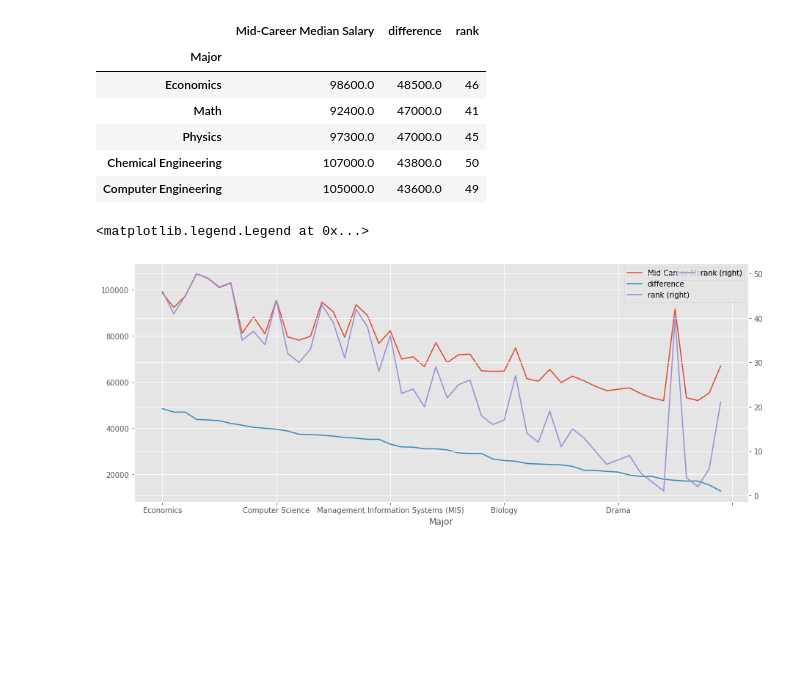
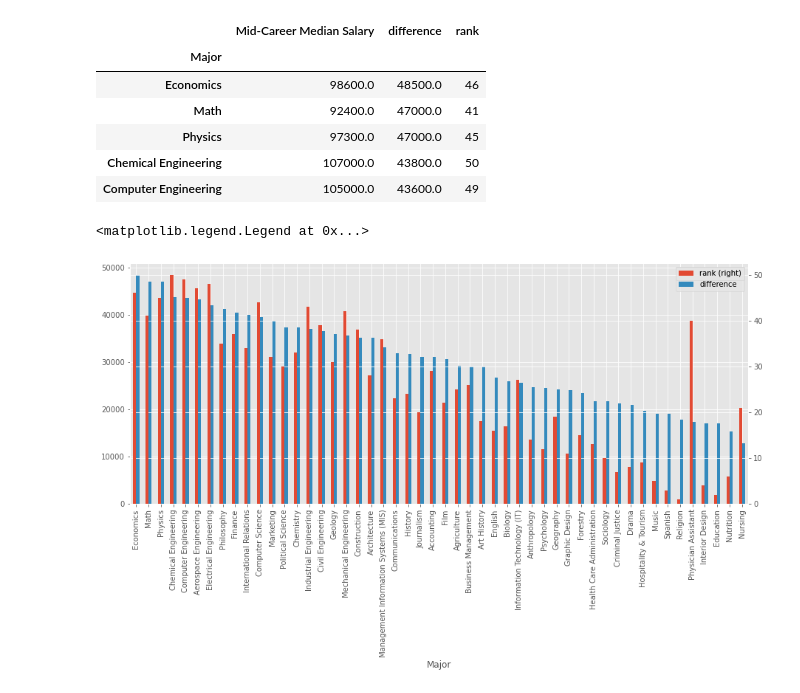
Before and after one commit to UU-Data-Science-Project/Degree-Analyzer, a Jupyter notebook: Project_File.ipynb, the cells around one changed output. Drawn from its saved outputs; the diff is of its cells as text; code cells hidden in the pictures; blank space fills up the shorter version.

```diff
--- a/Project_File.ipynb
+++ b/Project_File.ipynb
@@ -101,12 +101,12 @@ diff.head()
 | Chemical Engineering | 107000.0 | 43800.0 | 50 |
 | Computer Engineering | 105000.0 | 43600.0 | 49 |
 # %%
-diff.plot(secondary_y = ["rank"], grid=True, label = 'rank')
-# diff['Mid-Career Median Salary'].plot(grid=True, label = 'Mid-Career Median Salary')
+diff[['rank', 'difference']].plot(kind='bar', secondary_y = ["rank"], grid=True, label = 'rank')
+
 # diff['difference'].plot(grid=True, label = 'difference')
 # plt.plot(diff["Major"], diff['Mid-Career Median Salary'], label = 'Mid-Career Median Salary')
 # plt.plot(diff["Major"], diff['difference'], label = 'difference')
 plt.legend()
 # %% [output]
 <matplotlib.legend.Legend at 0x...>
-[figure, old version]
+[figure, new version]
```
Also changed, not shown: parts of 1 cell of this notebook.
